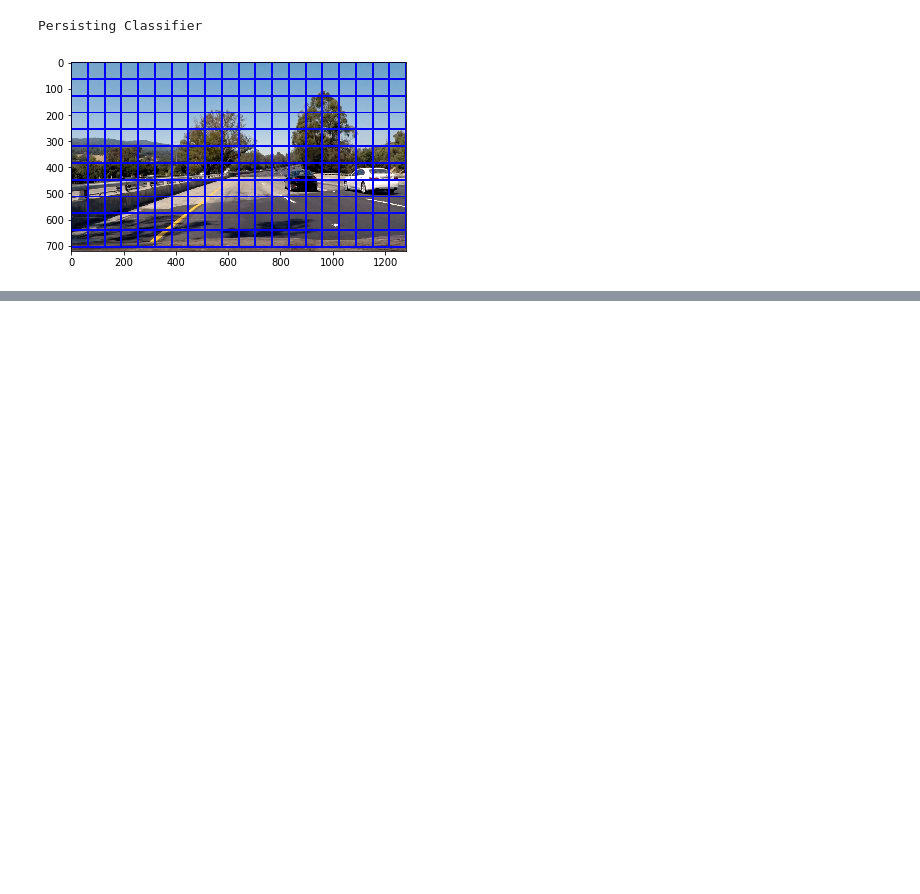
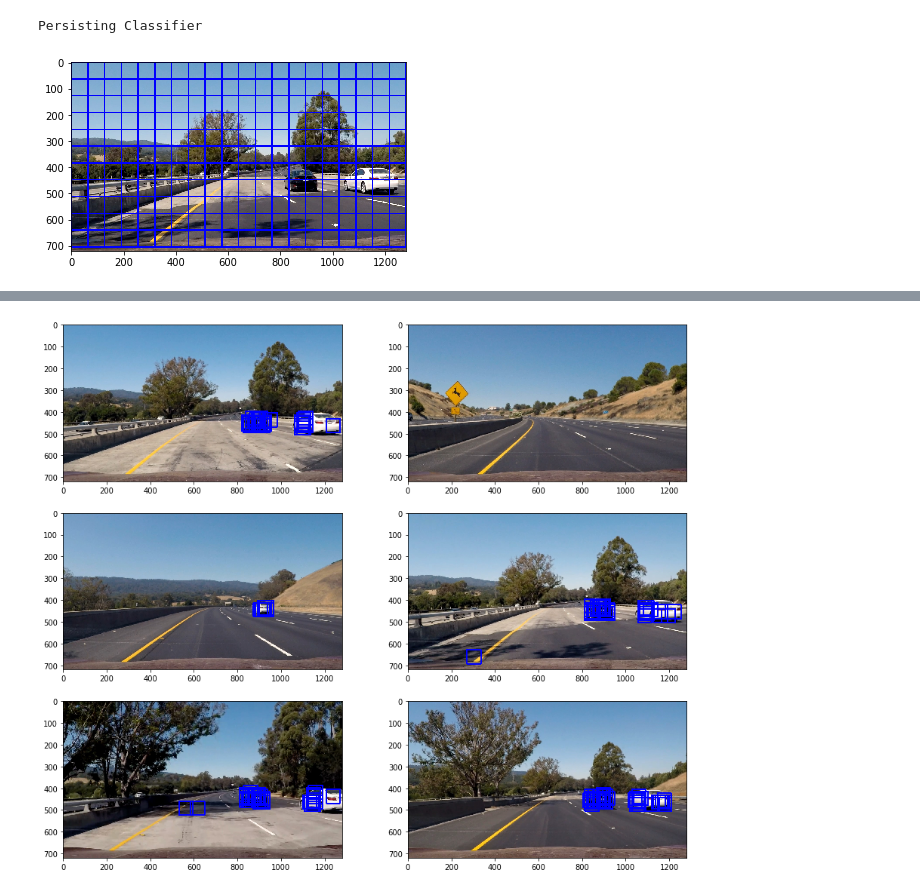
Before and after one commit to duvitech/CarND-Vehicle-Detection, a Jupyter notebook: building_pipeline.ipynb, the cells around one changed output, grey strips where cells are left out. Cells and saved outputs as stored; diff of their text form; code cells hidden in the pictures; blank space fills up the shorter version.

```diff
--- a/building_pipeline.ipynb
+++ b/building_pipeline.ipynb
@@ -609,0 +520,9 @@ fig.tight_layout()
+# %%
+
+
+test_images = list(map(lambda img: cv2.cvtColor(cv2.imread(img), cv2.COLOR_BGR2RGB), glob.glob('./test_images/*.jpg')))
+full_test = list(map(lambda img: drawCars(img, findCarWindows(img, svc, scaler)), test_images))
+
+p = showImages(full_test)
+# %% [output]
+[figure, added]
```
Also changed, not shown: parts of 11 cells of this notebook, 11 other files.
